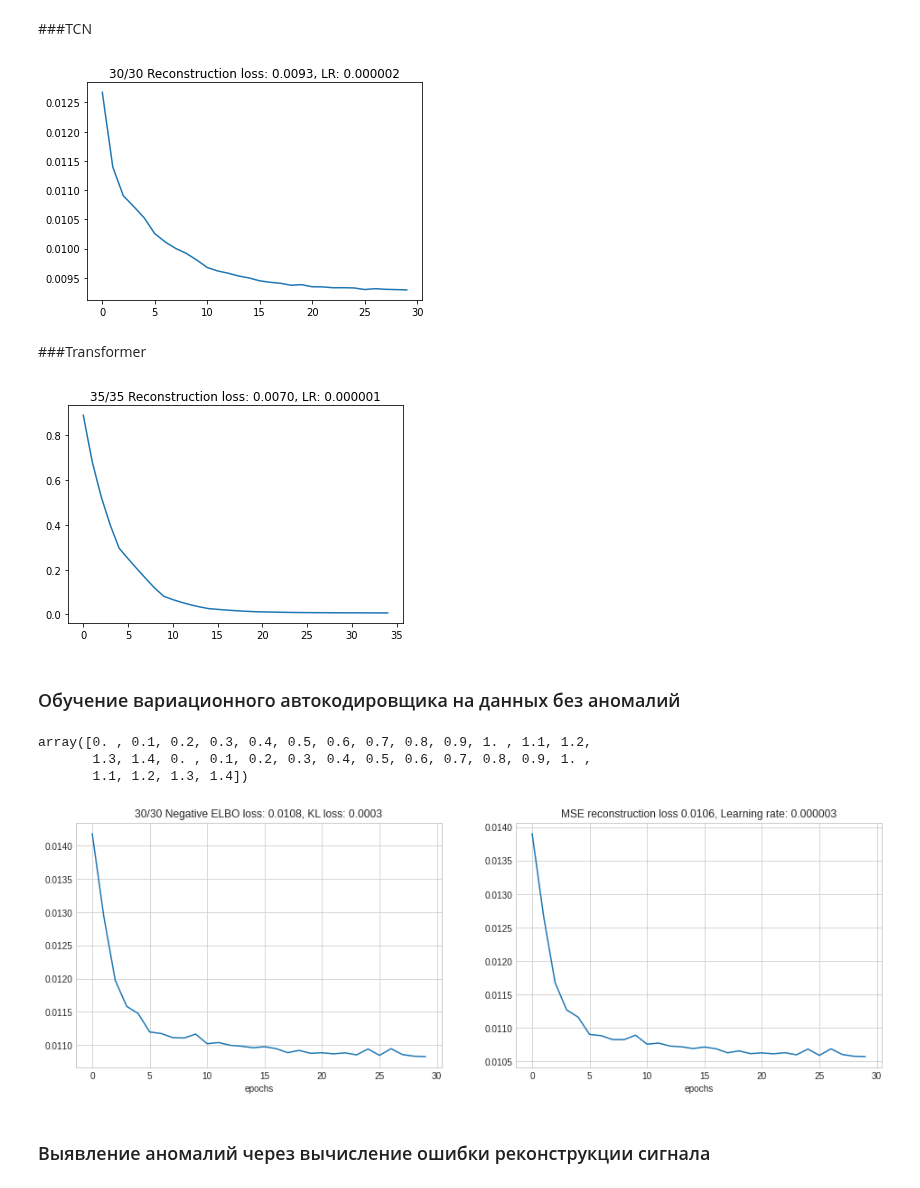
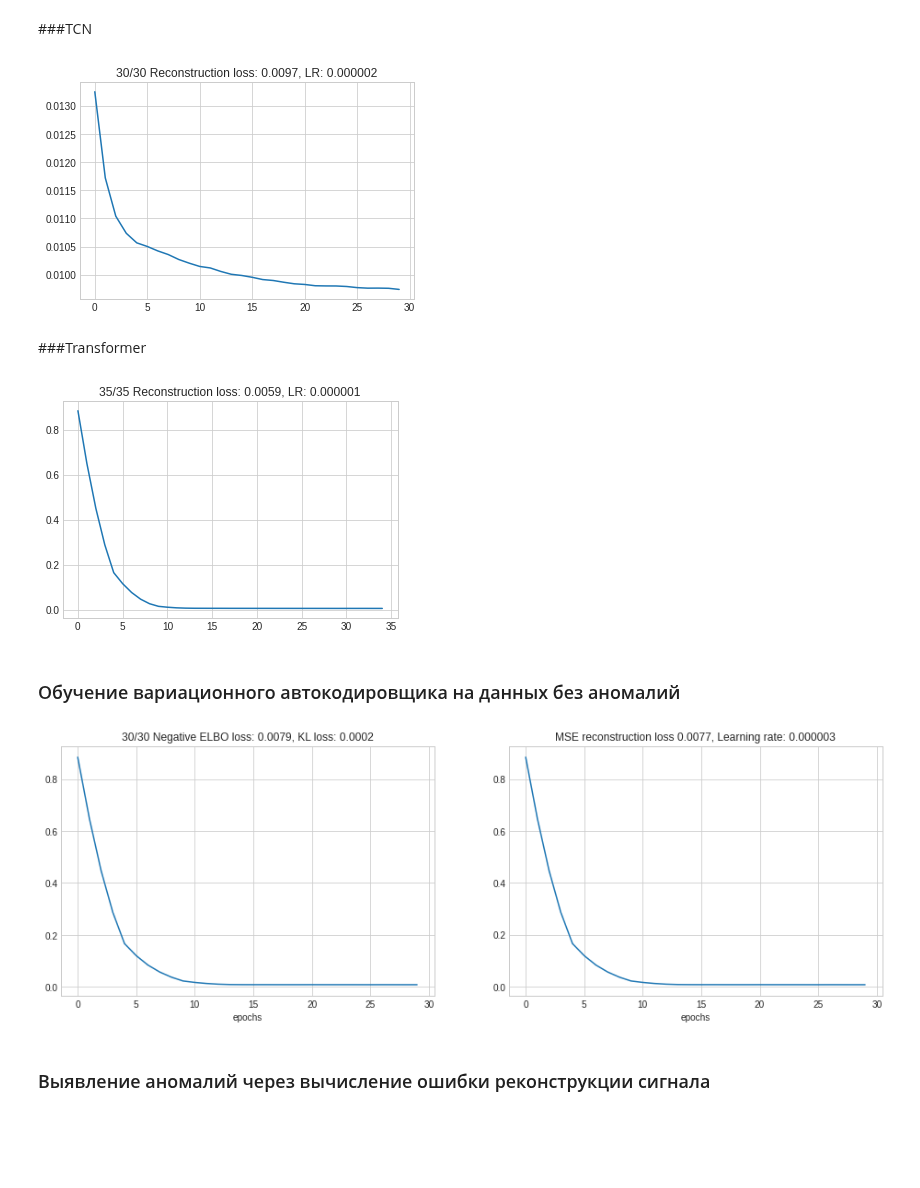
Before and after one commit to AlexShevchuk7/MADE, a Jupyter notebook: Diploma/Modelling_Autoencoder_TCN_TRANSFORMER.ipynb, the cells around one changed output. Cells and saved outputs as stored; diff of their text form; code cells hidden in the pictures; blank space fills up the shorter version.

```diff
--- a/Diploma/Modelling_Autoencoder_TCN_TRANSFORMER.ipynb
+++ b/Diploma/Modelling_Autoencoder_TCN_TRANSFORMER.ipynb
@@ -372,6 +372,8 @@ class TCNEncoderAtt(nn.Module):
         self.Keys = nn.Linear(input_dim, latent_dim)
         self.attention = nn.MultiheadAttention(latent_dim, 4, batch_first=True)
 
+        self.lin_out = nn.Linear(24, latent_dim)
+
     def forward(self, x):
         tcn1_out = self.tcn_model1(x)
         batch_out1 = self.batchnorm1(tcn1_out)
@@ -387,6 +389,7 @@ class TCNEncoderAtt(nn.Module):
         attn = self.attention(q, k, v, need_weights=False)[0]
 
         out = F.relu(attn)
+        #out = F.relu(self.lin_out(batchnorm2))
 
         return out
 # %%
@@ -566,7 +649,7 @@ plt.show()
 # %% [output]
 [figure]
 # %%
-batch_size = 32
+batch_size = 64
 window = 25
 lag = 5
 
@@ -616,7 +712,7 @@ testdata.shape
 ###TCN
 # %%
 loss_vals = []
-name = 'ArtTcn_ae'
+name = 'tcn_ae'
 learning_rate = 1e-4
 n_epochs = 30
 latent_dim = 16
@@ -655,7 +751,7 @@ for i in tqdm(range(n_epochs)):
 torch.save(autoencoder.state_dict(), name + '_e' + str(i + 1) + '_lr' + str(learning_rate) + '_win' + str(window) +
             '_b' + str(batch.shape[0]) + '_lat' + str(latent_dim) + '.pkl')
 # %% [output]
-[figure, old version]
+[figure, new version]
 # %% [markdown]
 ###Transformer
 # %%
@@ -670,62 +766,56 @@ decoder = TransformDecoder(batch, latent_dim=latent_dim)
 autoencoder = TAE(encoder, decoder)
 autoencoder = autoencoder.to(device)
 criterion = nn.MSELoss()
-opt = Adam(autoencoder.parameters(), lr=learning_rate)
+opt = RMSprop(autoencoder.parameters(), lr=learning_rate)
 scheduler = MultiStepLR(opt, milestones=[5, 10, 15, 20, 25, 30, 35], gamma=0.5)
 mse = MSELoss()
 
 autoencoder.train()
 
 for i in tqdm(range(n_epochs)):
     for b_n, batch in enumerate(trainloader):
         batch = batch.to(device)
         opt.zero_grad()
 
         logits = autoencoder(batch)
 
         loss = mse(logits, batch)
         loss.backward()
         opt.step()
 
     loss_vals.append(loss.item())
     scheduler.step()
     curr_lr = opt.param_groups[0]["lr"]
 
     plt.plot(loss_vals[-100:])
     plt.title('{}/{} Reconstruction loss: {:.4f}, LR: {:.6f}'.format(i+1, n_epochs, loss_vals[-1], curr_lr))
     plt.show();
     clear_output(wait=True)
 
 torch.save(autoencoder.state_dict(), name + '_e' + str(i) + '_lr' + str(learning_rate) + '_win' + str(window) +
             '_b' + str(batch.shape[0]) + '_lat' + str(latent_dim) + '.pkl')
 # %% [output]
-[figure, old version]
+[figure, new version]
 # %% [markdown]
 ### Обучение вариационного автокодировщика на данных без аномалий
-# %%
-np.tile(np.linspace(0, 1.4, 15), 2)
-# %% [output]
-array([0. , 0.1, 0.2, 0.3, 0.4, 0.5, 0.6, 0.7, 0.8, 0.9, 1. , 1.1, 1.2,
-       1.3, 1.4, 0. , 0.1, 0.2, 0.3, 0.4, 0.5, 0.6, 0.7, 0.8, 0.9, 1. ,
-       1.1, 1.2, 1.3, 1.4])
 # %%
 kldivs = []
 mses = []
 loss_vals = []
-name = 'Ltcn_vae'
+name = 'transform_vae'
 learning_rate = 1e-4
 n_epochs = 30
 latent_dim = 16
 beta = 1 #np.tile(np.linspace(0, 1.4, 15), 2)
 
-encoder = TCNVAEncoder(batch, latent_dim=latent_dim)
-decoder = TCNDecoder(batch, latent_dim=latent_dim)
-#encoder = TransformVAEncoder(batch, latent_dim=latent_dim)
-#decoder = TransformDecoder(batch, latent_dim=latent_dim)
-vae = VAE(encoder, decoder)
+#encoder = TCNVAEncoder(batch, latent_dim=16)
+#decoder = TCNDecoder(batch, latent_dim=16)
+encoder = TransformVAEncoder(batch, latent_dim=latent_dim)
+decoder = TransformDecoder(batch, latent_dim=latent_dim)
+vae = TVAE(encoder, decoder)
 vae = vae.to(device)
-#opt = RMSprop(vae.parameters(), lr=learning_rate)
-opt = Adam(vae.parameters(), lr=learning_rate)
+opt = RMSprop(vae.parameters(), lr=learning_rate)
+#opt = Adam(vae.parameters(), lr=learning_rate)
 scheduler = MultiStepLR(opt, milestones=[5, 10, 15, 20, 25, 30], gamma=0.5)
 mse = MSELoss()
 
@@ -771,7 +861,7 @@ for i in tqdm(range(n_epochs)):
 torch.save(vae.state_dict(), name + '_e' + str(i + 1) + '_lr' + str(learning_rate) + '_win' + str(window) +
             '_b' + str(batch_size) + '_beta' + str(beta) + '_lat' + str(latent_dim) + '.pkl')
 # %% [output]
-[figure, old version]
+[figure, new version]
 # %%
 mses.append(reconstruction_loss.item())
 # %% [markdown]
```
Also changed, not shown: parts of 22 cells of this notebook.
